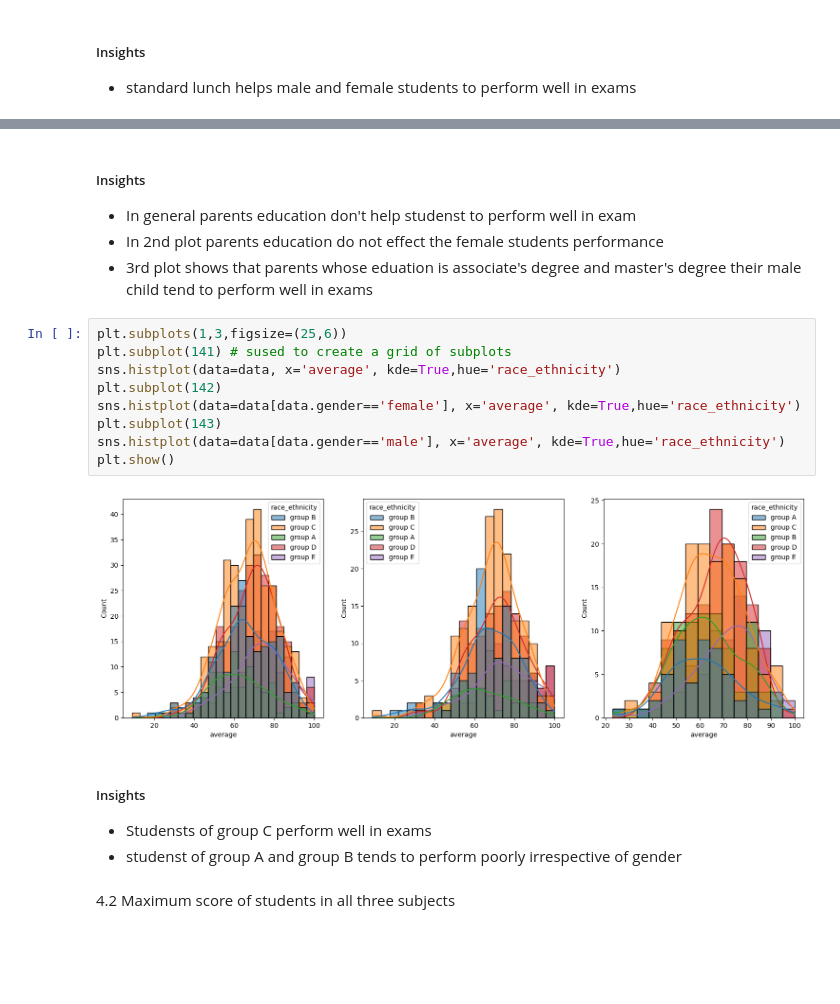
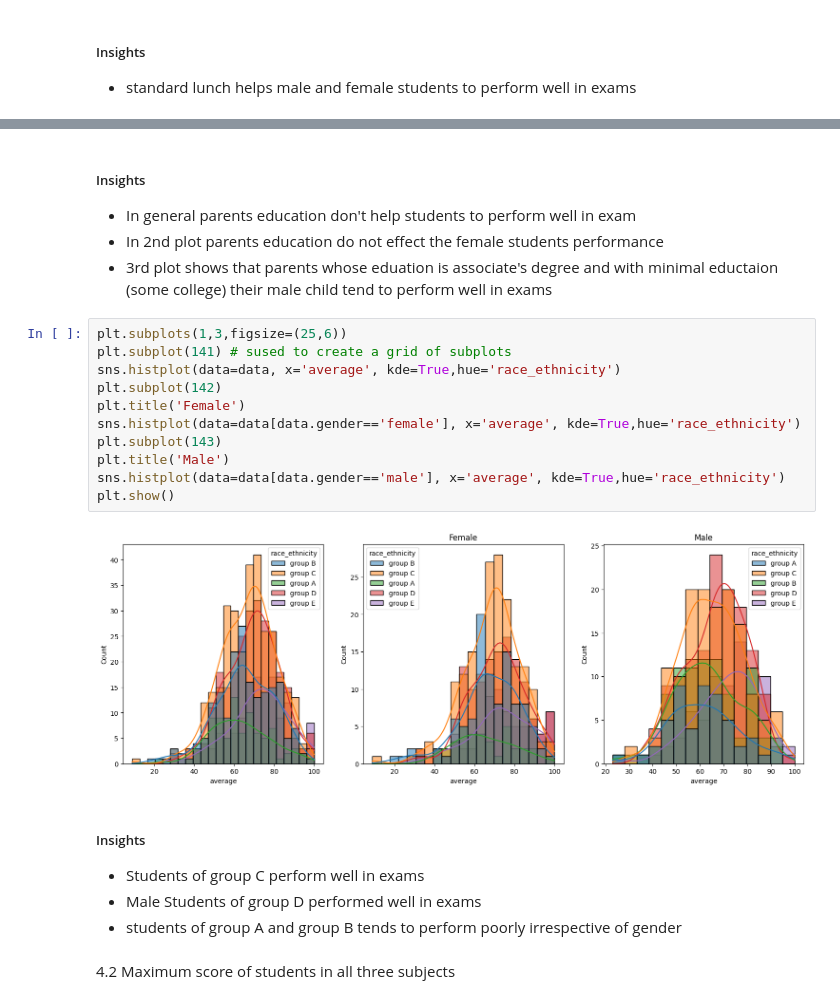
Before and after one commit to vamsi-renumala/ML_project, a Jupyter notebook: notebook/EDA STUDENT PERFORMANCE.ipynb, the cells around one changed output, grey strips where cells are left out. Cells and saved outputs as stored; diff of their text form; blank space fills up the shorter version.

```diff
--- a/notebook/EDA STUDENT PERFORMANCE.ipynb
+++ b/notebook/EDA STUDENT PERFORMANCE.ipynb
@@ -314,23 +334,26 @@ plt.show()
 # %% [markdown]
 ##### Insights
-- In general parents education don't help studenst to perform well in exam
+- In general parents education don't help students to perform well in exam
 - In 2nd plot parents education do not effect the female students performance
-- 3rd plot shows that parents whose eduation is associate's degree and master's degree their male child tend to perform well in exams
+- 3rd plot shows that parents whose eduation is associate's degree and with minimal eductaion (some college) their male child tend to perform well in exams
 # %%
 plt.subplots(1,3,figsize=(25,6))
 plt.subplot(141) # sused to create a grid of subplots
 sns.histplot(data=data, x='average', kde=True,hue='race_ethnicity')
 plt.subplot(142)
+plt.title('Female')
 sns.histplot(data=data[data.gender=='female'], x='average', kde=True,hue='race_ethnicity')
 plt.subplot(143)
+plt.title('Male')
 sns.histplot(data=data[data.gender=='male'], x='average', kde=True,hue='race_ethnicity')
 plt.show()
 # %% [output]
-[figure, old version]
+[figure, new version]
 # %% [markdown]
 ##### Insights
-- Studensts of group C perform well in exams
-- studenst of group A and group B tends to perform poorly irrespective of gender
+- Students of group C perform well in exams
+- Male Students of group D performed well in exams
+- students of group A and group B tends to perform poorly irrespective of gender
 # %% [markdown]
 4.2 Maximum score of students in all three subjects
 # %%
```
Also changed, not shown: parts of 41 cells of this notebook.
